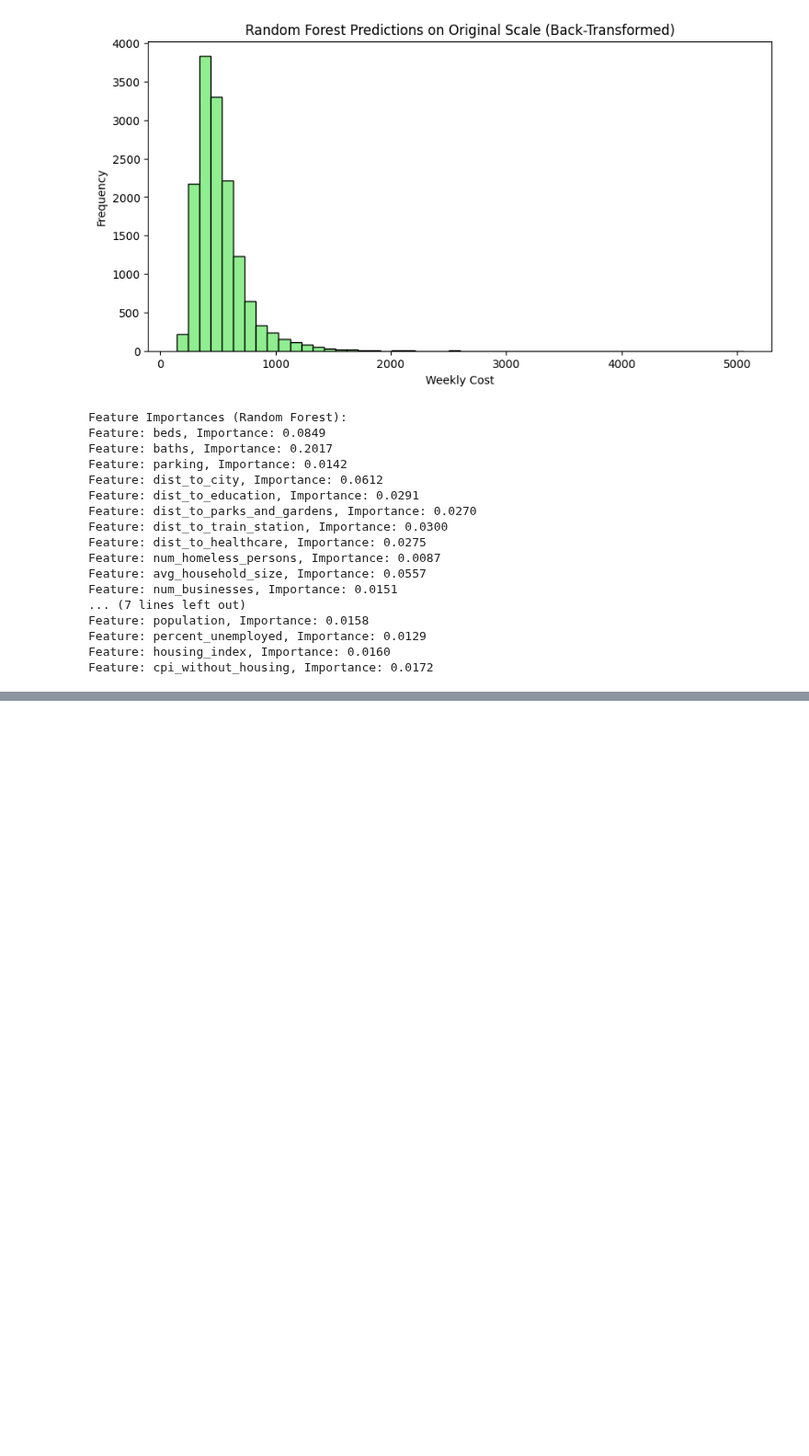
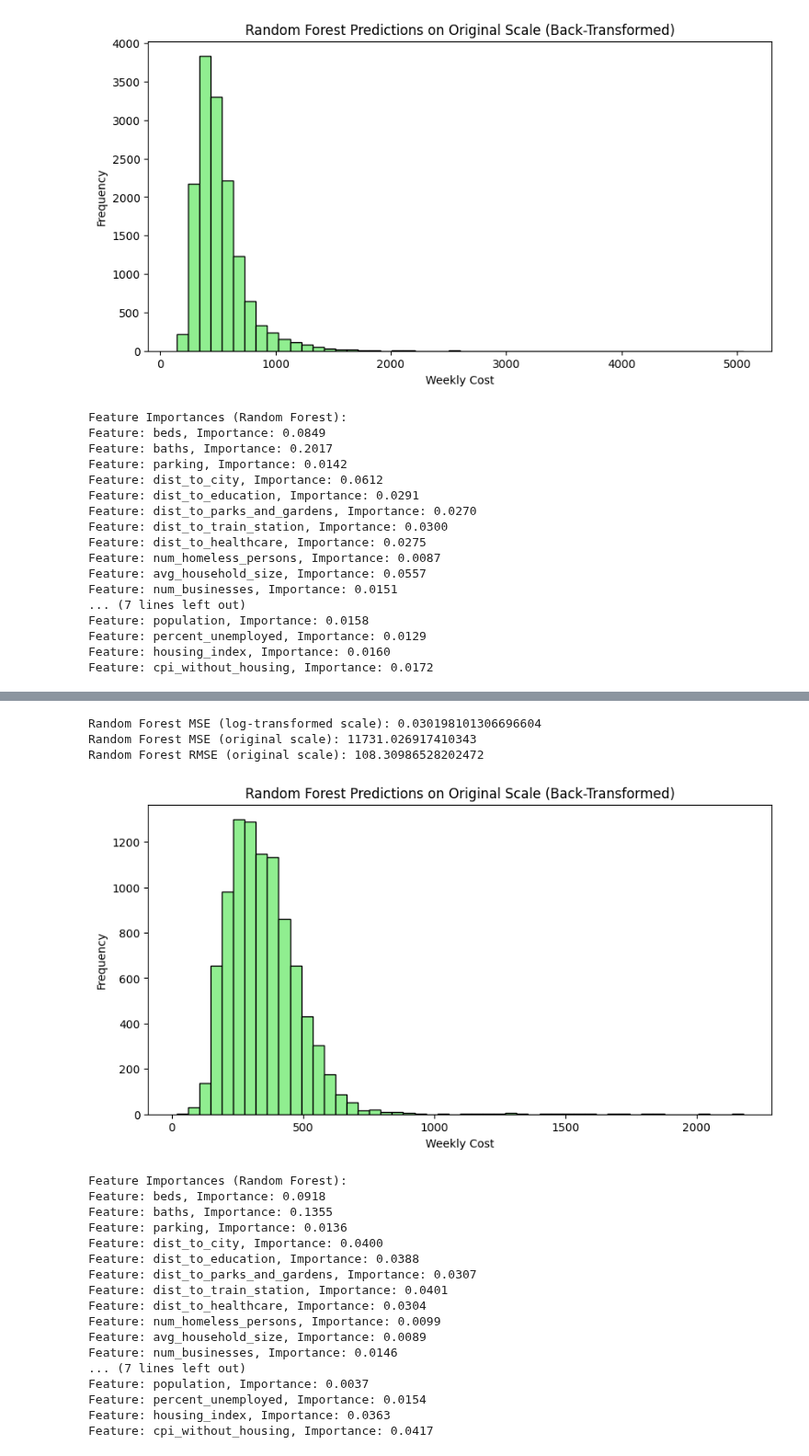
Before and after one commit to MAST30034-AppliedDataScience/project-2-group-real-estate-industry-project-31, a Jupyter notebook: notebooks/modelling_properties.ipynb, the cells around one changed output, grey strips where cells are left out. Shown at 92% size. Saved outputs shown, nothing was run; the diff lists cells and outputs as text; code cells hidden in the pictures; blank space fills up the shorter version.

```diff
--- a/notebooks/modelling_properties.ipynb
+++ b/notebooks/modelling_properties.ipynb
@@ -410,0 +514,61 @@ Feature: cpi_without_housing, Importance: 0.0172
+# %%
+# RANDOM  FOREST:
+
+# Step 1: Train the Random Forest Regressor model
+rf_model_rov = RandomForestRegressor(n_estimators=100, random_state=42)  # You can tune n_estimators
+rf_model_rov.fit(X_train_rov, y_train_rov)
+
+# Step 2: Make predictions on the test set (log-transformed)
+y_pred_rf_rov = rf_model_rov.predict(X_test_rov)
+
+# Step 3: Evaluate the model on the log-transformed data (MSE in log scale)
+mse_rf_log_rov = mean_squared_error(y_test_rov, y_pred_rf_rov)
+print('Random Forest MSE (log-transformed scale):', mse_rf_log_rov)
+
+# Step 4: Back-transform the predictions and true values to the original scale
+y_pred_rf_rov_orig = np.expm1(y_pred_rf_rov)  # Convert predictions back to the original scale
+y_test_rov_orig = np.expm1(y_test_rov)        # Convert true values back to the original scale
+
+# Step 5: Calculate MSE and RMSE on the original scale
+mse_rf_original_rov = mean_squared_error(y_test_rov_orig, y_pred_rf_rov_orig)
+rmse_rf_original_rov = np.sqrt(mse_rf_original_rov)
+print('Random Forest MSE (original scale):', mse_rf_original_rov)
+print('Random Forest RMSE (original scale):', rmse_rf_original_rov)
+
+# Step 6: Plot distribution of predictions on original scale (back-transformed)
+plt.figure(figsize=(10,5))
+plt.hist(y_pred_rf_rov_orig, bins=50, color='lightgreen', edgecolor='black')
+plt.title('Random Forest Predictions on Original Scale (Back-Transformed)')
+plt.xlabel('Weekly Cost')
+plt.ylabel('Frequency')
+plt.show()
+
+# Step 7: Feature Importances
+importance_rf_rov = rf_model_rov.feature_importances_
+feature_names = X_rov.columns
+
+print("\nFeature Importances (Random Forest):")
+for feature, importance in zip(feature_names, importance_rf_rov):
+    print(f'Feature: {feature}, Importance: {importance:.4f}')
+# %% [output]
+Random Forest MSE (log-transformed scale): 0.030198101306696604
+Random Forest MSE (original scale): 11731.026917410343
+Random Forest RMSE (original scale): 108.30986528202472
+[figure, added]
+Feature Importances (Random Forest):
+Feature: beds, Importance: 0.0918
+Feature: baths, Importance: 0.1355
+Feature: parking, Importance: 0.0136
+Feature: dist_to_city, Importance: 0.0400
+Feature: dist_to_education, Importance: 0.0388
+Feature: dist_to_parks_and_gardens, Importance: 0.0307
+Feature: dist_to_train_station, Importance: 0.0401
+Feature: dist_to_healthcare, Importance: 0.0304
+Feature: num_homeless_persons, Importance: 0.0099
+Feature: avg_household_size, Importance: 0.0089
+Feature: num_businesses, Importance: 0.0146
+... (7 lines left out)
+Feature: population, Importance: 0.0037
+Feature: percent_unemployed, Importance: 0.0154
+Feature: housing_index, Importance: 0.0363
+Feature: cpi_without_housing, Importance: 0.0417
```
Also changed, not shown: parts of 8 cells of this notebook.
